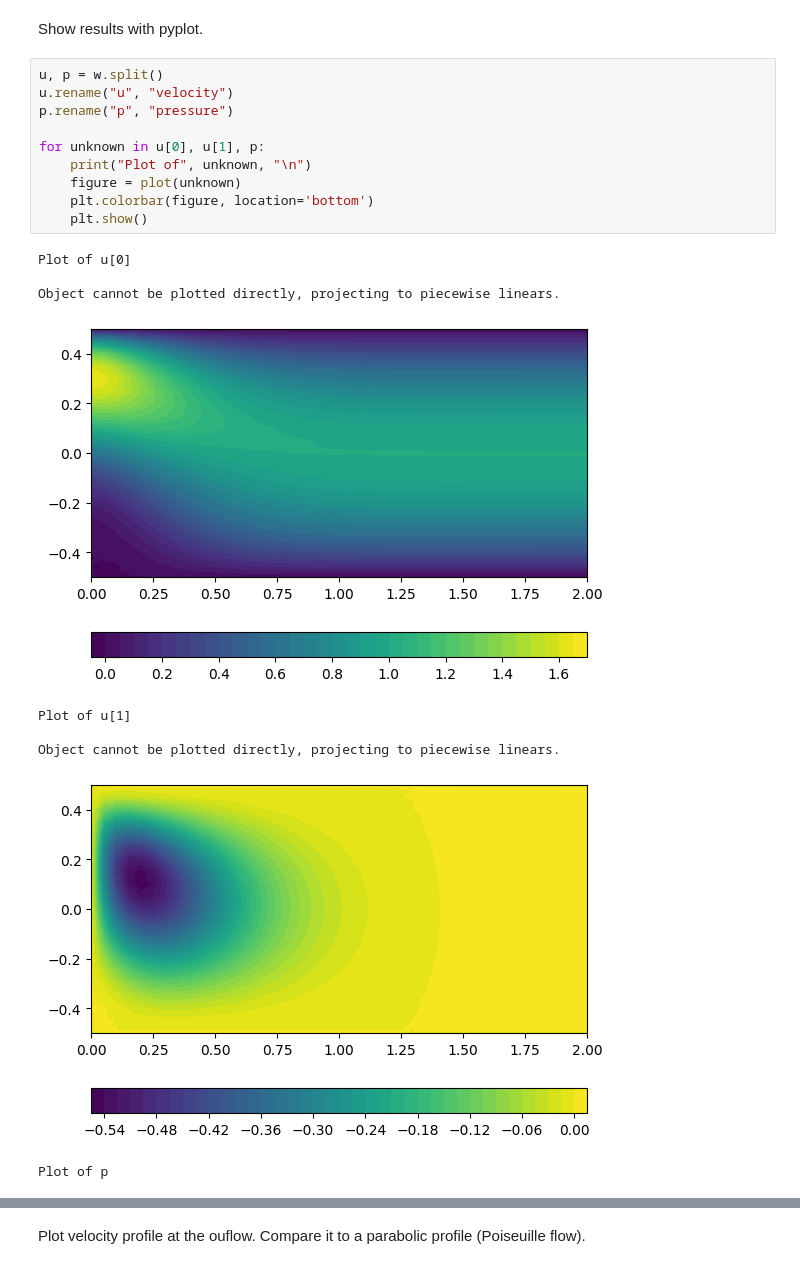
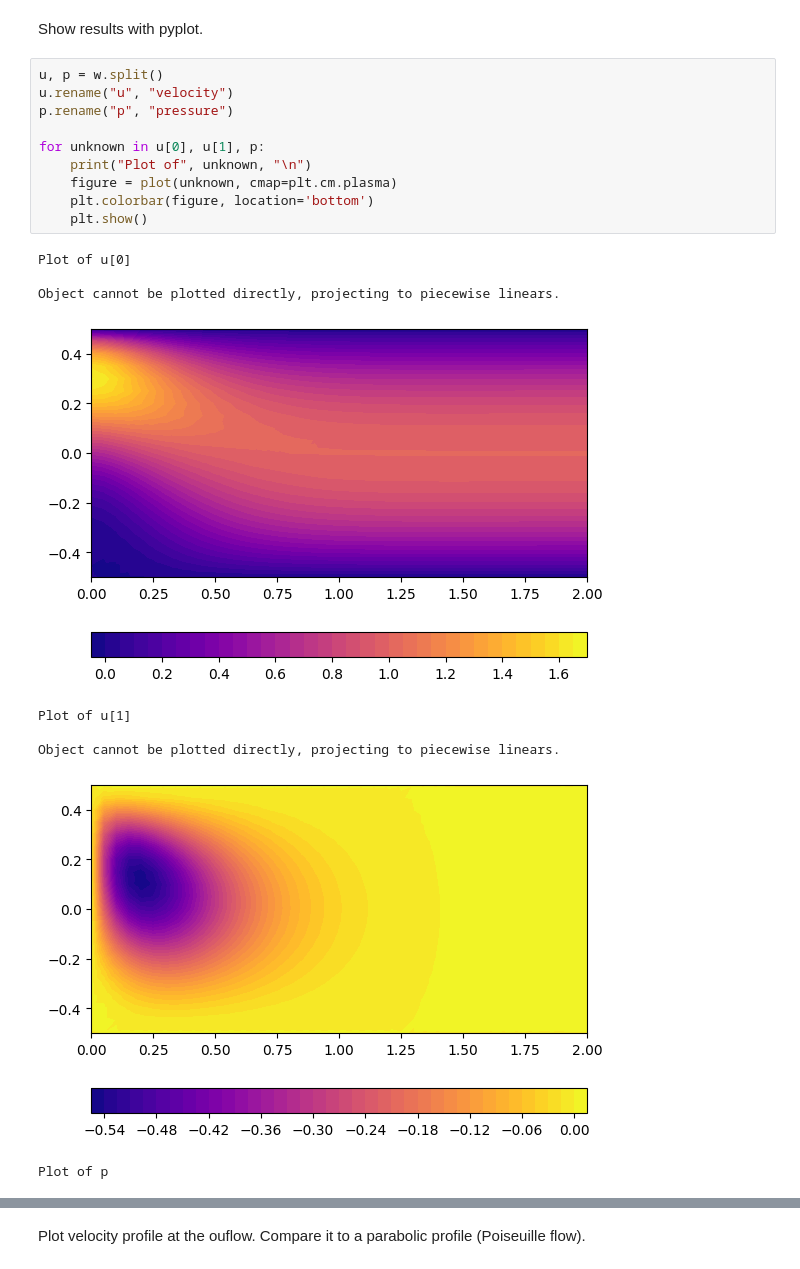
Before and after one commit to OndrejKincl/fenics-course-fluids, a Jupyter notebook: docs/source/Stokes2D/Stokes2D.ipynb, the cells around one changed output, grey strips where cells are left out. Saved outputs shown, nothing was run; the diff lists cells and outputs as text.

Commit message:
changing colormap to plasma (second try)

```diff
--- a/docs/source/Stokes2D/Stokes2D.ipynb
+++ b/docs/source/Stokes2D/Stokes2D.ipynb
@@ -145,20 +145,20 @@ Show results with pyplot.
 # %%
 u, p = w.split()
 u.rename("u", "velocity")
 p.rename("p", "pressure")
 
 for unknown in u[0], u[1], p:
     print("Plot of", unknown, "\n")
-    figure = plot(unknown)
+    figure = plot(unknown, cmap=plt.cm.plasma)
     plt.colorbar(figure, location='bottom')
     plt.show()
 # %% [output]
 Plot of u[0]
 
 Object cannot be plotted directly, projecting to piecewise linears.
-[figure, old version]
+[figure, new version]
 Plot of u[1]
 
 Object cannot be plotted directly, projecting to piecewise linears.
-[figure, old version]
+[figure, new version]
 Plot of p
```
Also changed, not shown: parts of 1 cell of this notebook.
